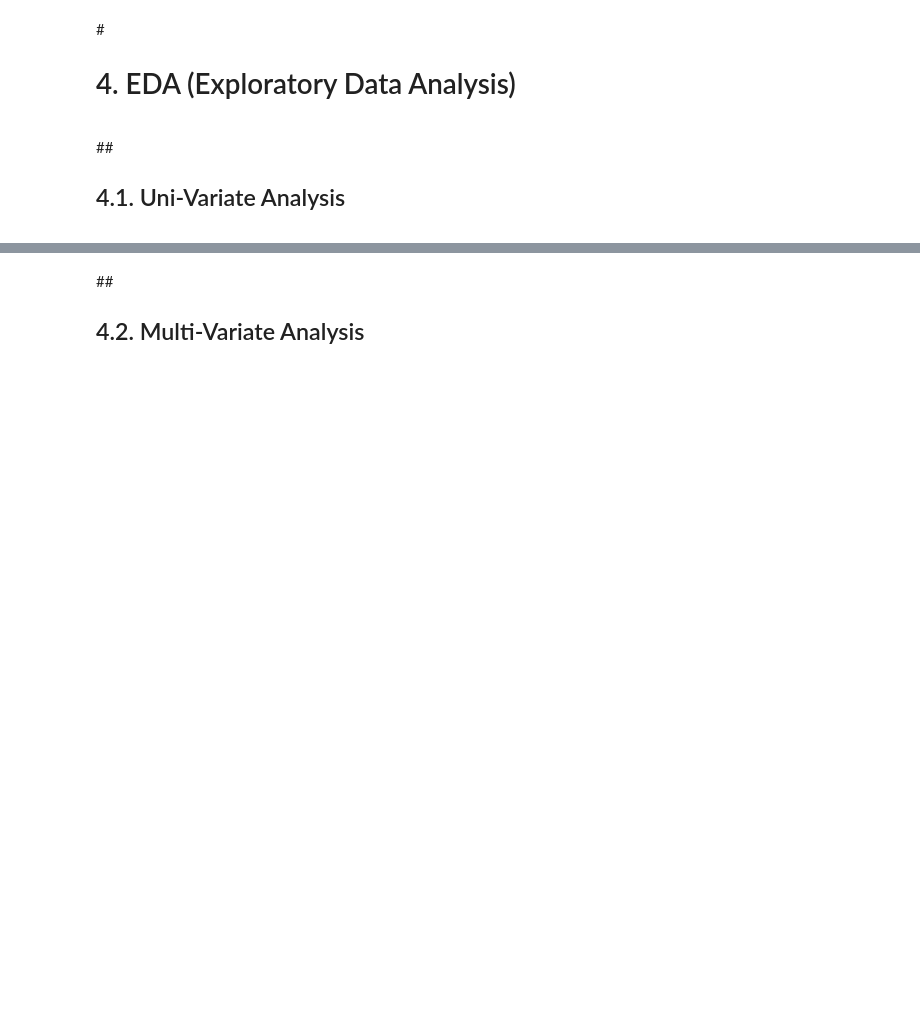
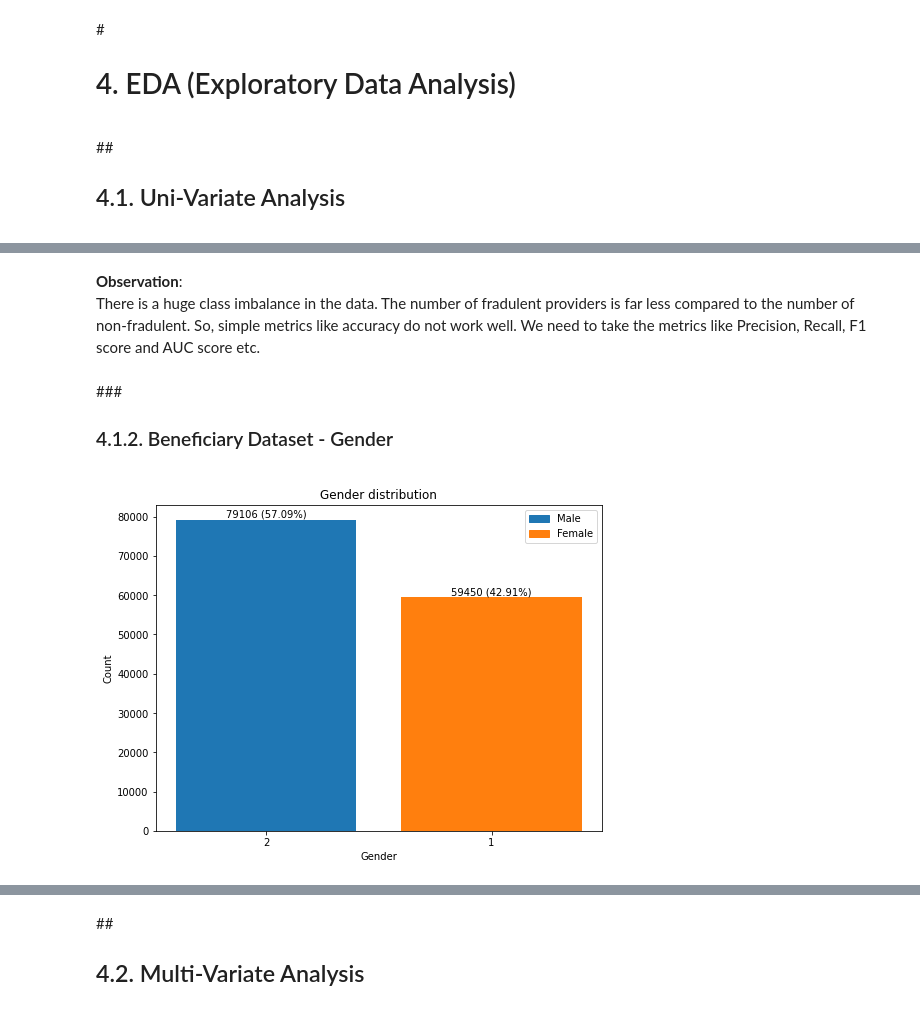
Before and after one commit to NaveenVuppula/Healthcare-Provider-Fraud-Detection-Analysis, a Jupyter notebook: Healthcare_Provider_Fraud_Detection_Analysis.ipynb, the cells around one changed output, grey strips where cells are left out. Saved outputs shown, nothing was run; the diff lists cells and outputs as text; code cells hidden in the pictures; blank space fills up the shorter version.

```diff
--- a/Healthcare_Provider_Fraud_Detection_Analysis.ipynb
+++ b/Healthcare_Provider_Fraud_Detection_Analysis.ipynb
@@ -185,0 +255,11 @@ Index(['BeneID', 'ClaimID', 'ClaimStartDt', 'ClaimEndDt', 'Provider',
+# %% [markdown]
+**Observation**:<br>
+There is a huge class imbalance in the data. The number of fradulent providers is far less compared to the number of non-fradulent. So, simple metrics like accuracy do not work well. We need to take the metrics like Precision, Recall, F1 score and AUC score etc.
+# %% [markdown]
+###<h3> 4.1.2. Beneficiary Dataset - Gender
+# %%
+#Display Gender distribution
+data = count_values(df_train_beneficiaries, 'Gender')
+show_barplot(data, "Gender", "Gender distribution", showlegend=True, labels=["Male", "Female"])
+# %% [output]
+[figure, added]
```
Also changed, not shown: parts of 29 cells of this notebook.
